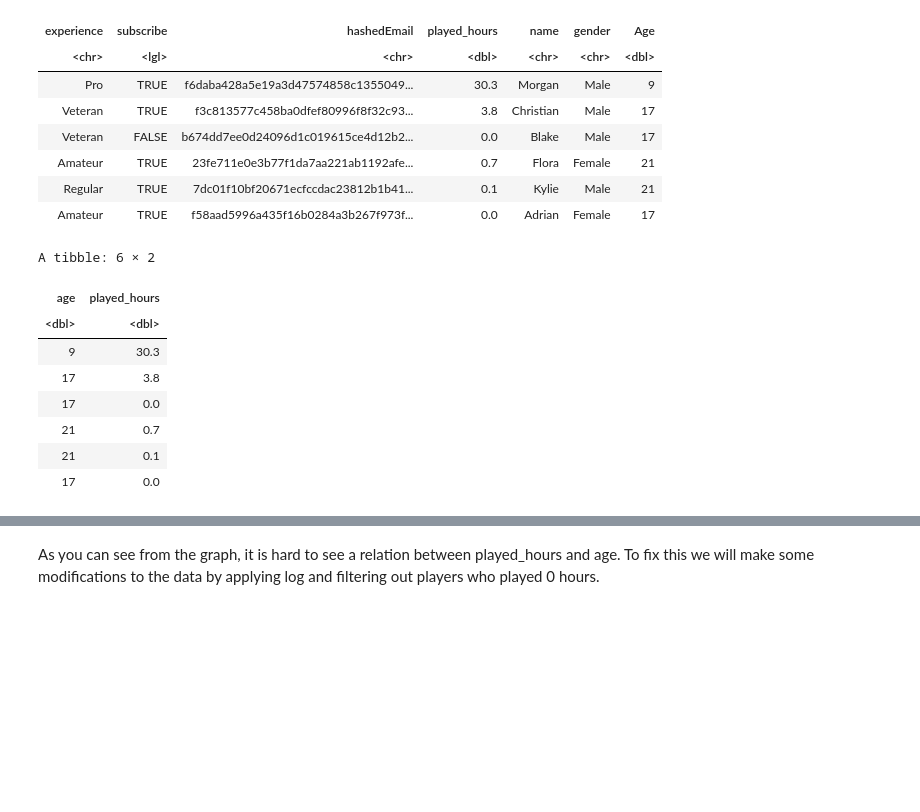
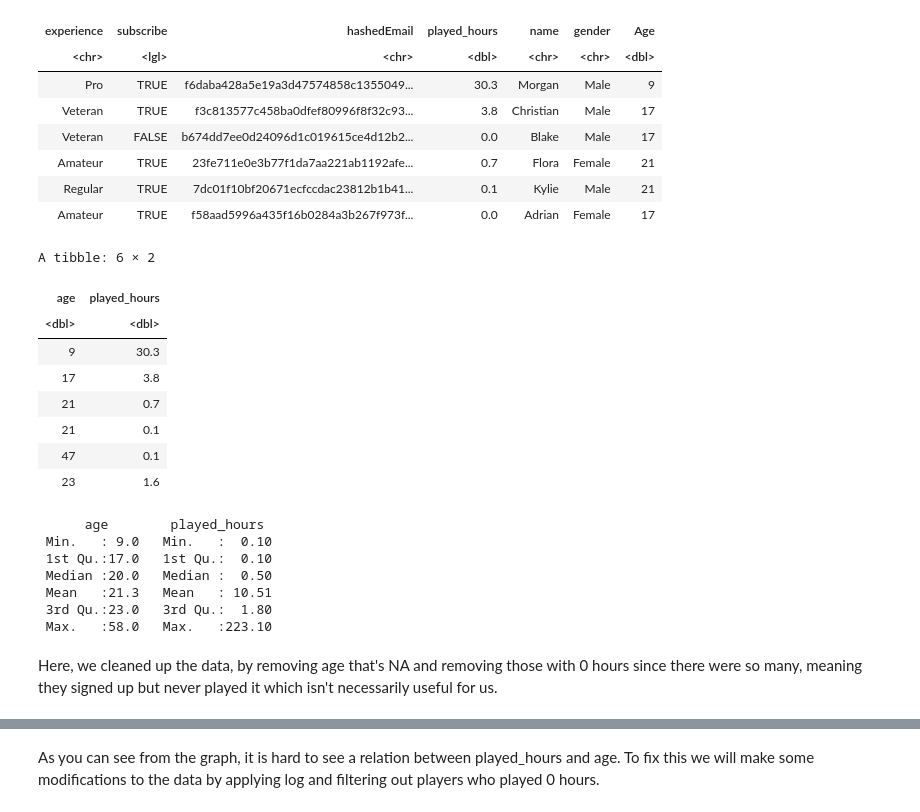
Before and after one commit to GraySchi/DSCI-Project-004-Group4, a Jupyter notebook: Group4_Project.ipynb, the cells around one changed output, grey strips where cells are left out. Drawn from its saved outputs; the diff is of its cells as text; code cells hidden in the pictures; blank space fills up the shorter version.

```diff
--- a/Group4_Project.ipynb
+++ b/Group4_Project.ipynb
@@ -82,19 +84,31 @@ A tibble: 6 × 7
 # %%
 cleaned_players <- players_data |>
     clean_names() |>
     select(age, played_hours) |>
-    filter(!is.na(age))
+    filter(!is.na(age)) |>
+    filter(played_hours > 0)
 head(cleaned_players)
+
+summary(cleaned_players)
 # %% [output]
 A tibble: 6 × 2
 | age | played_hours |
 | <dbl> | <dbl> |
 | 9 | 30.3 |
 | 17 | 3.8 |
-| 17 | 0.0 |
 | 21 | 0.7 |
 | 21 | 0.1 |
-| 17 | 0.0 |
+| 47 | 0.1 |
+| 23 | 1.6 |
+      age        played_hours
+ Min.   : 9.0   Min.   :  0.10
+ 1st Qu.:17.0   1st Qu.:  0.10
+ Median :20.0   Median :  0.50
+ Mean   :21.3   Mean   : 10.51
+ 3rd Qu.:23.0   3rd Qu.:  1.80
+ Max.   :58.0   Max.   :223.10
+# %% [markdown]
+Here, we cleaned up the data, by removing age that's NA and removing those with 0 hours since there were so many, meaning they signed up but never played it which isn't necessarily useful for us.
 # %%
 age_vs_hours_plot <- cleaned_players |>
     ggplot(aes(x=age, y=played_hours)) +
```
Also changed, not shown: parts of 14 cells of this notebook.
